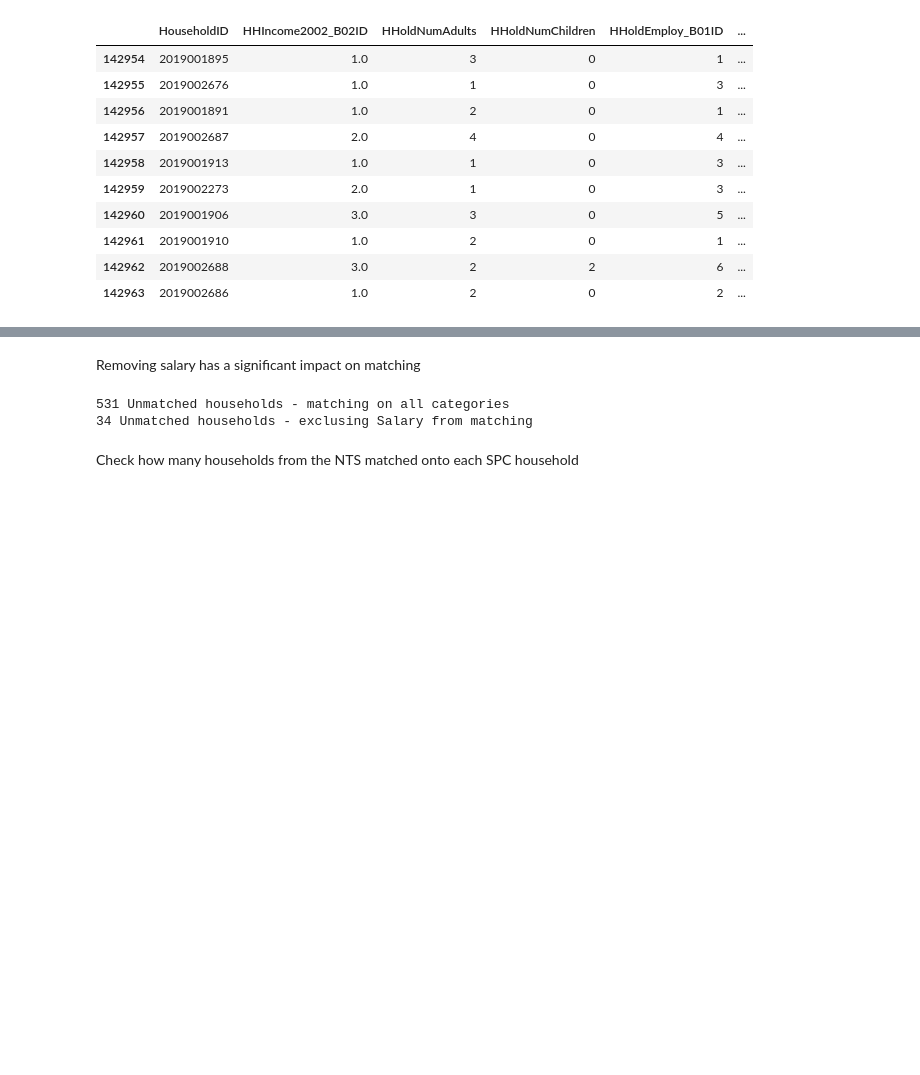
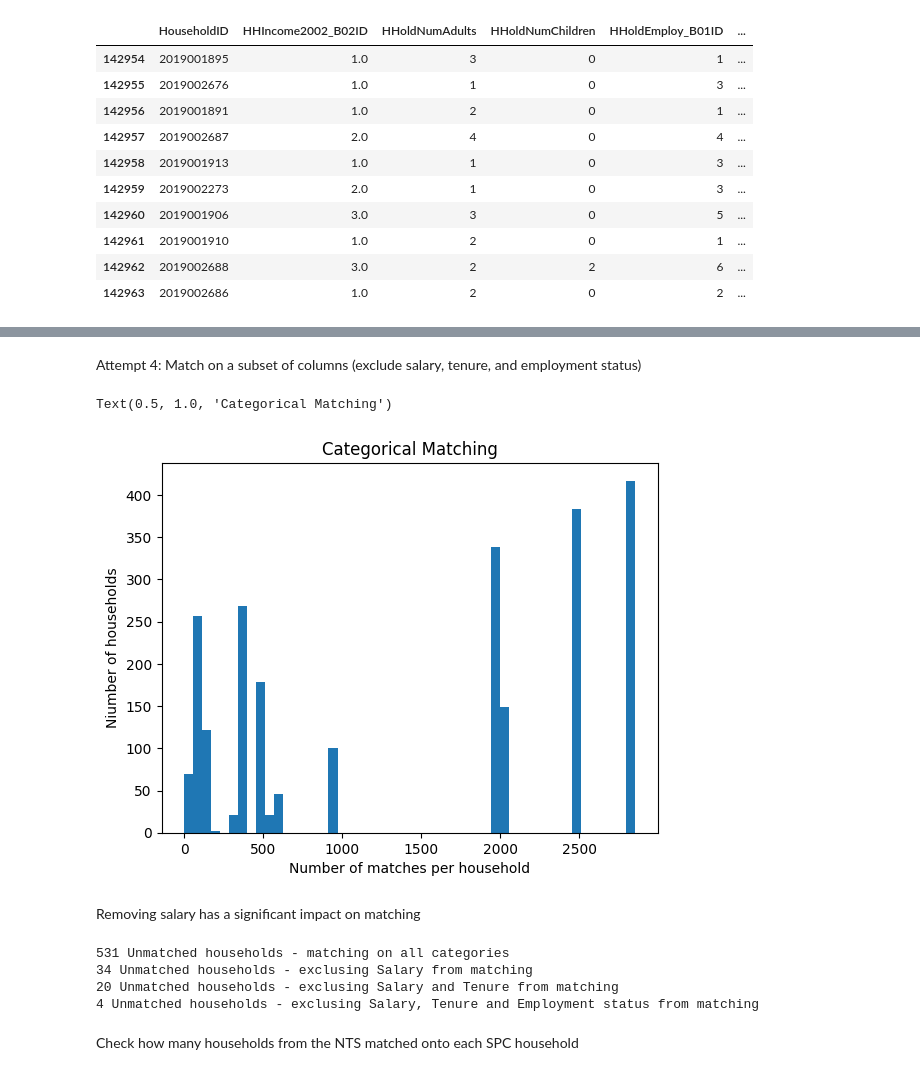
Before and after one commit to Urban-Analytics-Technology-Platform/acbm, a Jupyter notebook: notebooks/statistical_matching.ipynb, the cells around one changed output, grey strips where cells are left out. Saved outputs shown, nothing was run; the diff lists cells and outputs as text; code cells hidden in the pictures; blank space fills up the shorter version.

```diff
--- a/notebooks/statistical_matching.ipynb
+++ b/notebooks/statistical_matching.ipynb
@@ -672,11 +726,49 @@ Text(0.5, 1.0, 'Categorical Matching')
+# %% [markdown]
+Attempt 4: Match on a subset of columns (exclude salary, tenure, and employment status)
+# %%
+
+# columns for matching
+keys = ['number_adults', 'number_children', 'number_cars']
+# extract equivalent column names from dictionary
+spc_cols = [matching_dfs_dict[key][0] for key in keys]
+nts_cols = [matching_dfs_dict[key][1] for key in keys]
+
+# matc
+spc_nts_4 = spc_matching.merge(nts_matching,
+                               left_on= spc_cols,
+                               right_on= nts_cols,
+                               how = 'left')
+
+# Calculate how many rows from nts_matching are matched onto each hid in spc_matching,
+spc_nts_4['count'] = spc_nts_4.groupby('hid')['HouseholdID'].transform('count')
+
+spc_nts_4_hist = spc_nts_4.drop_duplicates(subset='hid')
+
+
+# plot a histogram of the counts and label the axis and title
+plt.hist(spc_nts_4_hist['count'], bins=50)
+plt.xlabel('Number of matches per household')
+plt.ylabel('Niumber of households')
+plt.title('Categorical Matching')
+# %% [output]
+Text(0.5, 1.0, 'Categorical Matching')
+[figure, added]
 # %% [markdown]
 Removing salary has a significant impact on matching
 # %%
+# Attempt 1
 print(spc_nts_1_hist[spc_nts_1_hist['count'] == 0].shape[0], "Unmatched households - matching on all categories")
+# Attempt 2
 print(spc_nts_2_hist[spc_nts_2_hist['count'] == 0].shape[0], "Unmatched households - exclusing Salary from matching")
+# Attempt 3
+print(spc_nts_3_hist[spc_nts_3_hist['count'] == 0].shape[0], "Unmatched households - exclusing Salary and Tenure from matching")
+# Attempt 4
+print(spc_nts_4_hist[spc_nts_4_hist['count'] == 0].shape[0], "Unmatched households - exclusing Salary, Tenure and Employment status from matching")
 # %% [output]
 531 Unmatched households - matching on all categories
 34 Unmatched households - exclusing Salary from matching
+20 Unmatched households - exclusing Salary and Tenure from matching
+4 Unmatched households - exclusing Salary, Tenure and Employment status from matching
 # %% [markdown]
 Check how many households from the NTS matched onto each SPC household
 # %%
```
Also changed, not shown: parts of 14 cells of this notebook.
